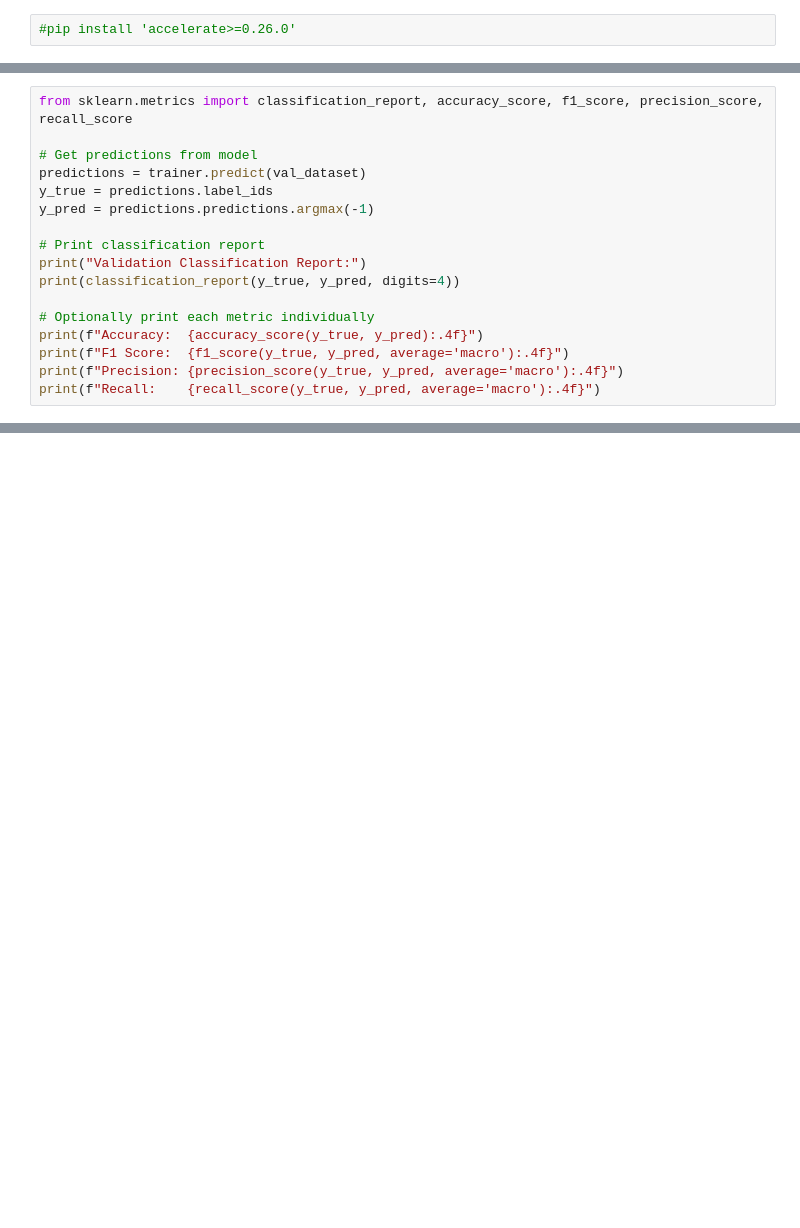
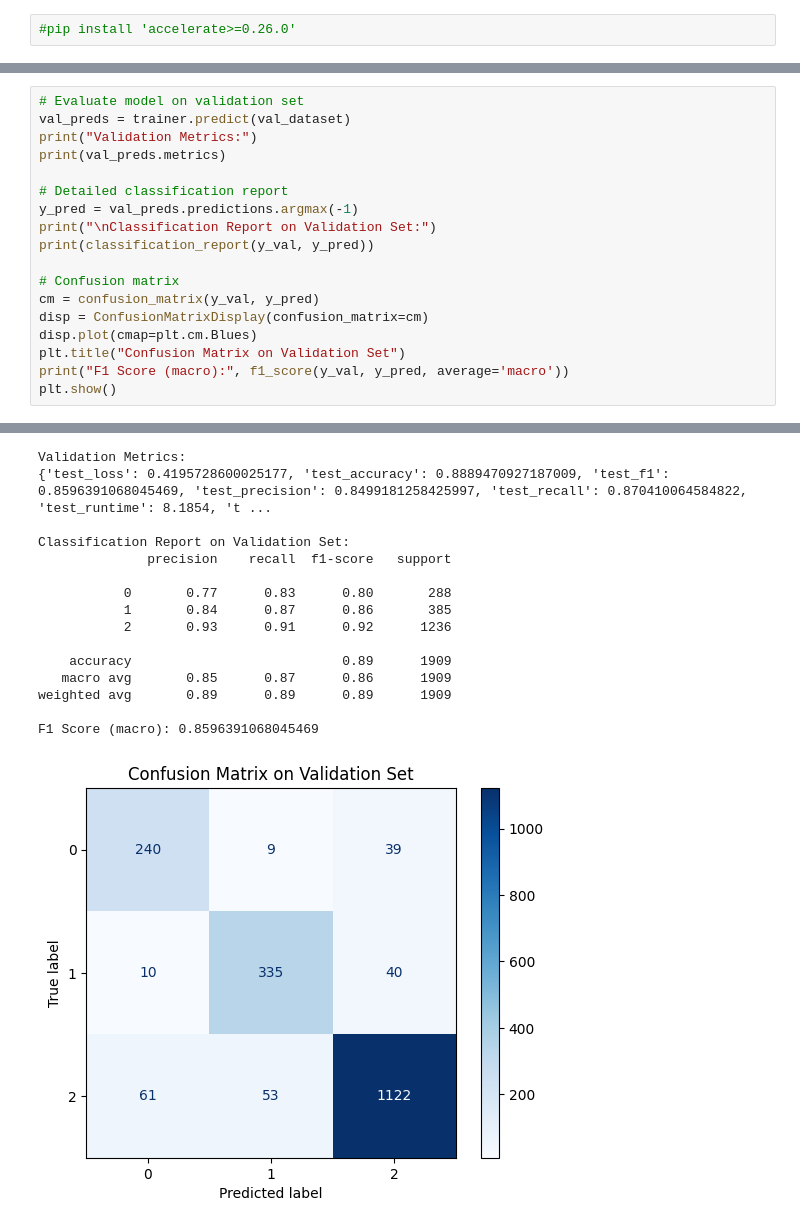
Before and after one commit to Benerugg/textmining, a Jupyter notebook: roberta_smote_tuning_FINAL.ipynb, the cells around one changed output, grey strips where cells are left out. Saved outputs shown, nothing was run; the diff lists cells and outputs as text; blank space fills up the shorter version.

```diff
--- a/roberta_smote_tuning_VALIDATED.ipynb
+++ b/roberta_smote_tuning_FINAL.ipynb
@@ -226,17 +209,19 @@ KeyboardInterrupt:
-# %%
-from sklearn.metrics import classification_report, accuracy_score, f1_score, precision_score, recall_score
-
-# Get predictions from model
-predictions = trainer.predict(val_dataset)
-y_true = predictions.label_ids
-y_pred = predictions.predictions.argmax(-1)
-
-# Print classification report
-print("Validation Classification Report:")
-print(classification_report(y_true, y_pred, digits=4))
-
-# Optionally print each metric individually
-print(f"Accuracy:  {accuracy_score(y_true, y_pred):.4f}")
-print(f"F1 Score:  {f1_score(y_true, y_pred, average='macro'):.4f}")
-print(f"Precision: {precision_score(y_true, y_pred, average='macro'):.4f}")
-print(f"Recall:    {recall_score(y_true, y_pred, average='macro'):.4f}")
+# %%
+# Evaluate model on validation set
+val_preds = trainer.predict(val_dataset)
+print("Validation Metrics:")
+print(val_preds.metrics)
+
+# Detailed classification report
+y_pred = val_preds.predictions.argmax(-1)
+print("\nClassification Report on Validation Set:")
+print(classification_report(y_val, y_pred))
+
+# Confusion matrix
+cm = confusion_matrix(y_val, y_pred)
+disp = ConfusionMatrixDisplay(confusion_matrix=cm)
+disp.plot(cmap=plt.cm.Blues)
+plt.title("Confusion Matrix on Validation Set")
+print("F1 Score (macro):", f1_score(y_val, y_pred, average='macro'))
+plt.show()
+# %% [output]
@@ -242,0 +229,16 @@ print(f"Recall:    {recall_score(y_true, y_pred, average='macro'):.4f}")
+Validation Metrics:
+{'test_loss': 0.4195728600025177, 'test_accuracy': 0.8889470927187009, 'test_f1': 0.8596391068045469, 'test_precision': 0.8499181258425997, 'test_recall': 0.870410064584822, 'test_runtime': 8.1854, 't ...
+
+Classification Report on Validation Set:
+              precision    recall  f1-score   support
+
+           0       0.77      0.83      0.80       288
+           1       0.84      0.87      0.86       385
+           2       0.93      0.91      0.92      1236
+
+    accuracy                           0.89      1909
+   macro avg       0.85      0.87      0.86      1909
+weighted avg       0.89      0.89      0.89      1909
+
+F1 Score (macro): 0.8596391068045469
+[figure, added]
```
Also changed, not shown: parts of 2 cells of this notebook.
